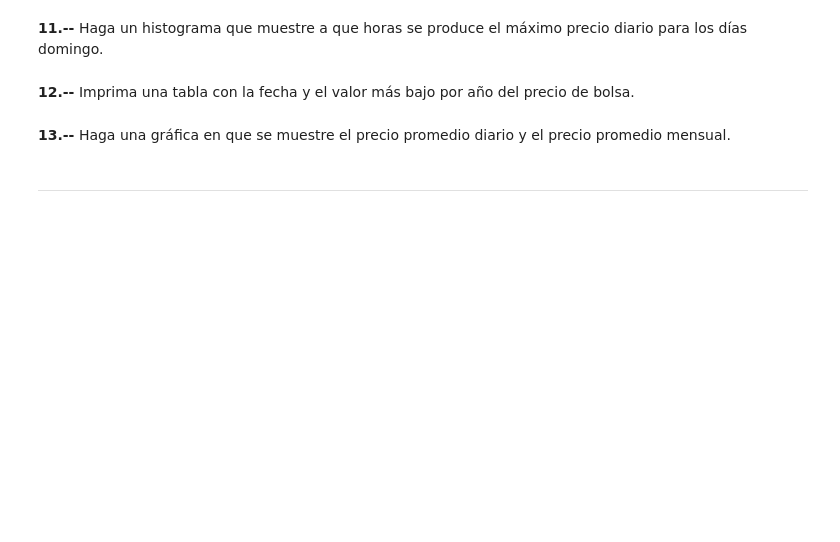
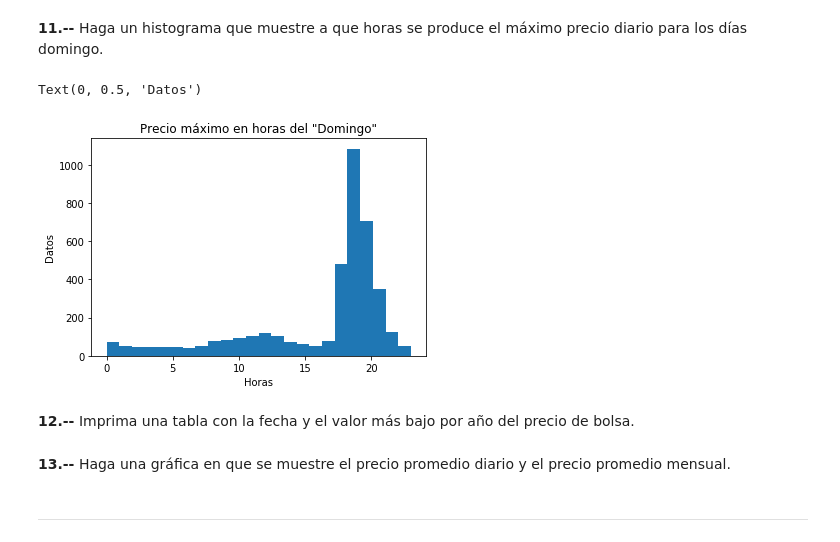
Before and after one commit to cda-2019-01/lab-analisis-exploratorio-de-datos-sagomezza, a Jupyter notebook: LAB-precios-electricidad.ipynb, the cells around one changed output. Cells and saved outputs as stored; diff of their text form; code cells hidden in the pictures; blank space fills up the shorter version.

```diff
--- a/LAB-precios-electricidad.ipynb
+++ b/LAB-precios-electricidad.ipynb
@@ -142,5 +172,18 @@ meanPrices.plot(kind="bar", ax=axes[1])
 # %% [markdown]
 **11.--** Haga un histograma que muestre a que horas se produce el máximo precio diario para los días domingo.
+# %%
+dfSunday =  dfDay[(dfDay['Dia'] == 'Sunday') ]
+dfDate = dfSunday.groupby('Fecha').agg({'Precio': np.max})
+dfDate.reset_index(inplace=True)
+dfMerge = pd.merge(dfSunday, dfDate, on=['Fecha','Precio'], how='inner')
+dfFinal = list(map(int,dfMerge['Hora'].tolist()))
+plt.hist(dfFinal, bins=24)
+plt.title('Precio máximo en horas del "Domingo"')
+plt.xlabel('Horas')
+plt.ylabel('Datos')
+# %% [output]
+Text(0, 0.5, 'Datos')
+[figure, added]
 # %% [markdown]
 **12.--** Imprima una tabla con la fecha y el valor más bajo por año del precio de bolsa.
 # %% [markdown]
```
Also changed, not shown: parts of 2 cells of this notebook.
